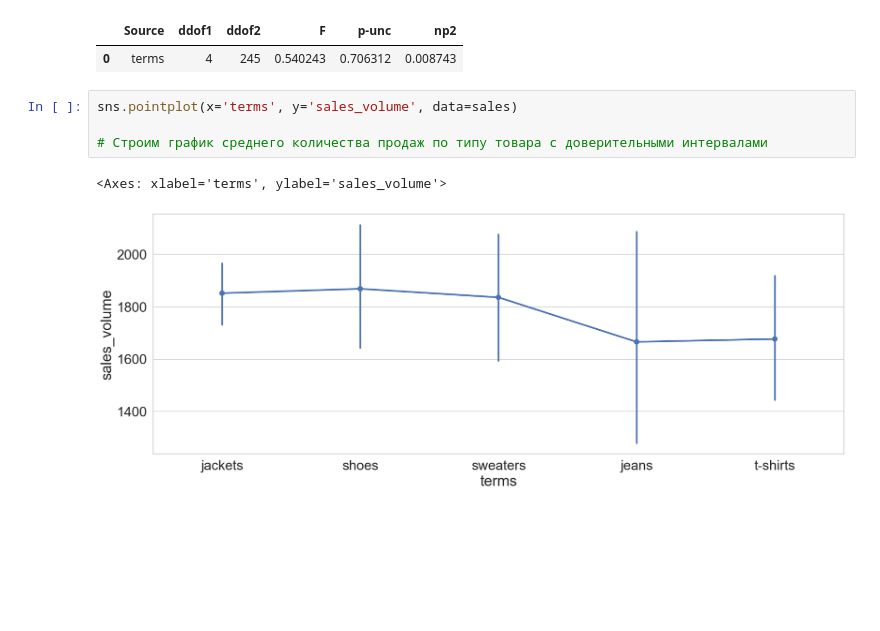
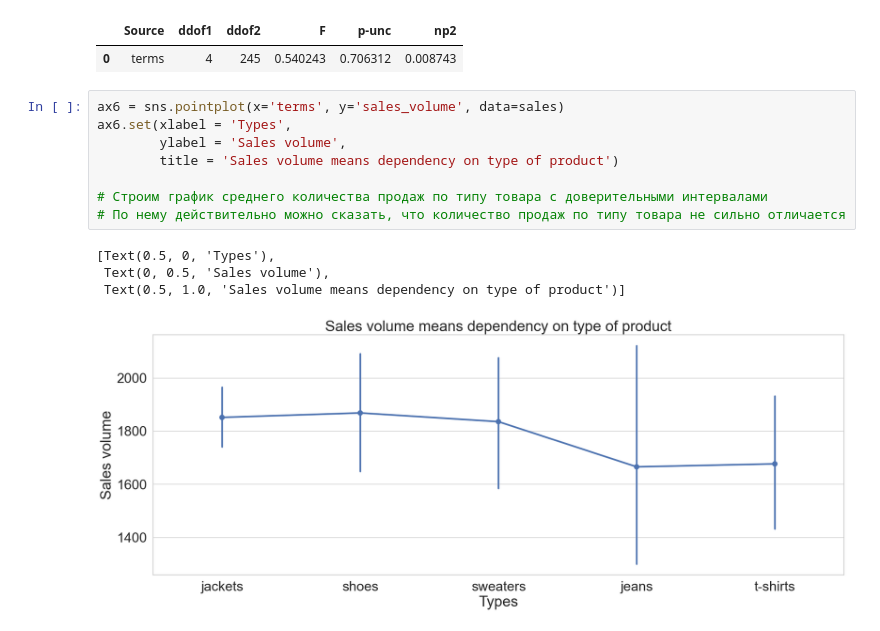
Before and after one commit to Kelebrimbor/Analytics, a Jupyter notebook: Zara_sales/Kaggle_Zara_sales.ipynb, the cells around one changed output. Drawn from its saved outputs; the diff is of its cells as text; blank space fills up the shorter version.

```diff
--- a/Zara_sales/Kaggle_Zara_sales.ipynb
+++ b/Zara_sales/Kaggle_Zara_sales.ipynb
@@ -622,9 +623,15 @@ pg.anova(data=sales, dv='sales_volume', between='terms')
 |  | Source | ddof1 | ddof2 | F | p-unc | np2 |
 | 0 | terms | 4 | 245 | 0.540243 | 0.706312 | 0.008743 |
 # %%
-sns.pointplot(x='terms', y='sales_volume', data=sales)
+ax6 = sns.pointplot(x='terms', y='sales_volume', data=sales)
+ax6.set(xlabel = 'Types',
+        ylabel = 'Sales volume',
+        title = 'Sales volume means dependency on type of product')
 
 # Строим график среднего количества продаж по типу товара с доверительными интервалами
+# По нему действительно можно сказать, что количество продаж по типу товара не сильно отличается
 # %% [output]
-<Axes: xlabel='terms', ylabel='sales_volume'>
+[Text(0.5, 0, 'Types'),
+ Text(0, 0.5, 'Sales volume'),
+ Text(0.5, 1.0, 'Sales volume means dependency on type of product')]
-[figure, old version]
+[figure, new version]
```
Also changed, not shown: parts of 2 cells of this notebook.
